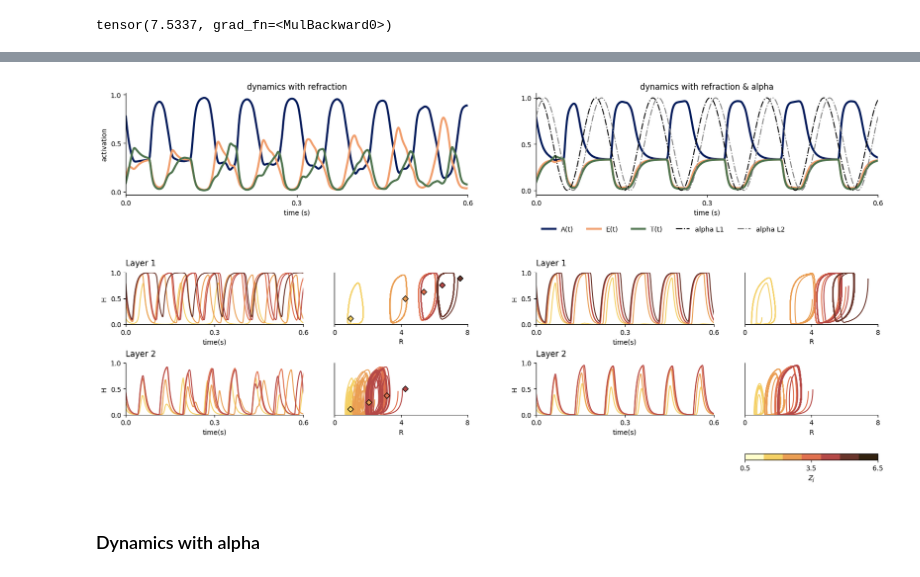
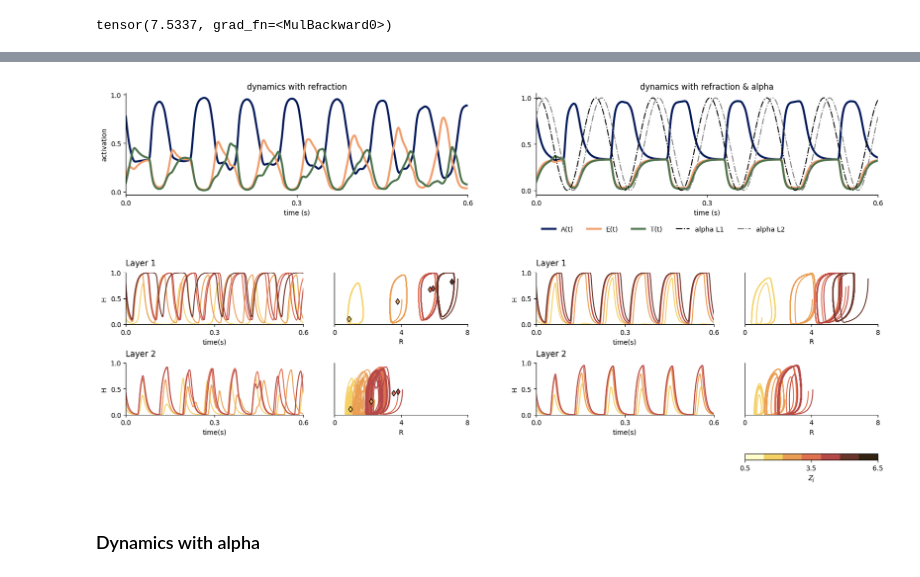
Before and after one commit to katduecker/dnn_osci, a Jupyter notebook: DynNN_figures_thesis.ipynb, the cells around one changed output, grey strips where cells are left out. Drawn from its saved outputs; the diff is of its cells as text; code cells hidden in the pictures.

```diff
--- a/DynNN_figures_thesis.ipynb
+++ b/DynNN_figures_thesis.ipynb
@@ -967,17 +979,25 @@ array([1., 4., 5., 6., 7.], dtype=float32)
 # %%
+# find fixed points
+
+Z = Z21.detach().cpu()
+
+Hstar1 = np.zeros_like(Z)
+Rstar1 = np.zeros_like(Z)
+for i,z in enumerate(Z):
+  # fixed point
+  Hstar1[i] = fsolve(func,0.001,args=(z,c.detach().numpy(),S))[0]
+  Rstar1[i] = c.detach().numpy()*Hstar1[i]
+
+
 ## only active nodes
-Z = Z21.detach().cpu()
-Z_round = np.round(Z)
-Z_round_idx = np.argsort(Z_round)
-Z_round_sort = np.sort(Z_round)
-Z_round_unique_idx = np.unique(Z_round_sort,return_index=True)
+Z = Z22.detach().cpu()
 
-Z_idx = tuple((Z_round_unique_idx[0][Z_round_unique_idx[0]>0],Z_round_unique_idx[1][Z_round_unique_idx[0]>0]))
+Hstar2 = np.zeros_like(Z)
+Rstar2 = np.zeros_like(Z)
+for i,z in enumerate(Z):
+  # fixed point
+  Hstar2[i] = fsolve(func,0.001,args=(z,c.detach().numpy(),S))[0]
+  Rstar2[i] = c.detach().numpy()*Hstar2[i]
 
-for i,z in enumerate(Z_idx[1]):
-  # fixed point
-  Hstar = fsolve(func,0.001,args=(Z_round_sort[z],c.detach().numpy(),S))[0]
-  Rstar = c.detach().numpy()*Hstar
-
-  plt.plot(Rstar,Hstar,'D',color = cmz[i+1],mec='k')
+  #plt.plot(Rstar,Hstar,'D',color = cmz[i+1],mec='k')
 # %% [output]
@@ -1063,11 +1083,7 @@ for i,z in enumerate(Z_idx[1]):
 
 for i,z in enumerate(Z_idx[1]):
 
-  # fixed point
-  Hstar = fsolve(func,0.001,args=(Z_round_sort[z],c.detach().numpy(),S))[0]
-  Rstar = c.detach().numpy()*Hstar
-
-  plt.plot(Rstar,Hstar,'D',color = cmz[i+1],mec='k')
+  plt.plot(Rstar1[Z_round_idx[z]],Hstar1[Z_round_idx[z]],'d',color = cmz[i+1],mec='k')
 
 
 subax10.spines[['top','right']].set_visible(False)
@@ -1127,11 +1143,7 @@ for i,z in enumerate(Z_idx[1]):
 
 for i,z in enumerate(Z_idx[1]):
 
-  # fixed point
-  Hstar = fsolve(func,0.001,args=(Z_round_sort[z],c.detach().numpy(),S))[0]
-  Rstar = c.detach().numpy()*Hstar
-
-  plt.plot(Rstar,Hstar,'D',color = cmz[i+1],mec='k')
+  plt.plot(Rstar2[Z_round_idx[z]],Hstar2[Z_round_idx[z]],'d',color = cmz[i+1],mec='k')
 
 
 subax20.spines[['top','right']].set_visible(False)
@@ -1220,34 +1232,34 @@ subax20.set_xlabel('time(s)')
 subax12.set_ylabel('H')
 subax22.set_ylabel('H')
 subax12.set_xlabel('time(s)')
 subax22.set_xlabel('time(s)')
 
 subax11.set_xlabel('R')
 subax21.set_xlabel('R')
 
 subax13.set_xlabel('R')
 subax23.set_xlabel('R')
 
 
 # titles
 subax20.set_title('Layer 2',loc='left',pad=10)
 subax22.set_title('Layer 2',loc='left',pad=10)
 subax10.set_title('Layer 1',loc='left',pad=10)
 subax12.set_title('Layer 1',loc='left',pad=10)
 
 
 
 subcb = fig.add_subplot(gscb[1])
 subcb.axis('off')
 cb = fig.colorbar(imfig,ax=subcb,orientation='horizontal',fraction=1)
 cb.set_label('$Z_j$')
 cb.set_ticks((0.5,3.5,6.5))
 
 
 fig.savefig('/content/drive/MyDrive/dynamics_NN_one_input.svg')
 fig.savefig('/content/drive/MyDrive/dynamics_NN_one_input.png')
 # %% [output]
-[figure, old version]
+[figure, new version]
 # %% [markdown]
 ### Dynamics with alpha
 # %% [markdown]
```
Also changed, not shown: parts of 5 cells of this notebook.
